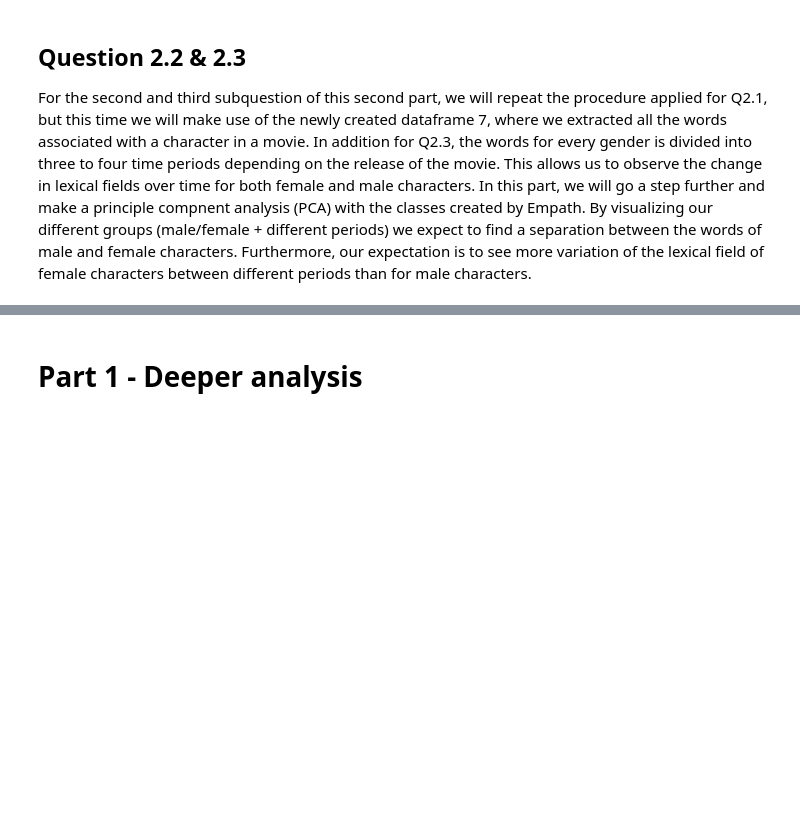
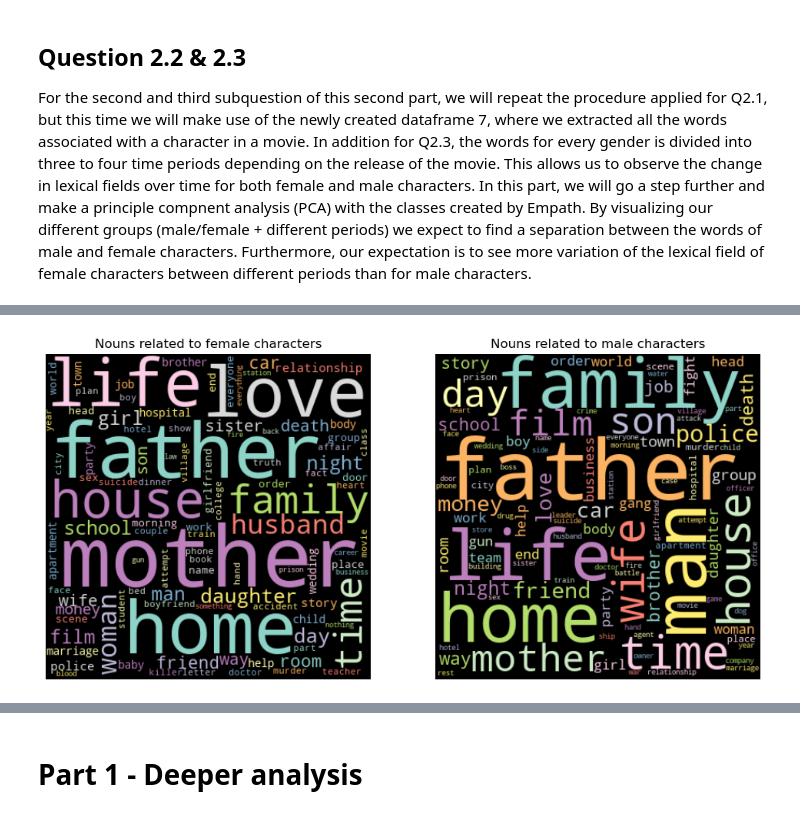
Before and after one commit to epfl-ada/ada-2022-project-silvermafia2022, a Jupyter notebook: project_movies.ipynb, the cells around one changed output, grey strips where cells are left out. Saved outputs shown, nothing was run; the diff lists cells and outputs as text; code cells hidden in the pictures; blank space fills up the shorter version.

```diff
--- a/project_movies.ipynb
+++ b/project_movies.ipynb
@@ -1318,0 +1456,15 @@ This task is not yet done. But initial tests showed its feasibility.
+# %%
+wordcloud_NN_F = WordCloud(collocations=False, background_color='black', colormap='Set3',
+                          max_words=100, height=400).generate(NN_F_all_str)
+wordcloud_NN_M = WordCloud(collocations=False, background_color='black', colormap='Set3',
+                          max_words=100, height=400).generate(NN_M_all_str)
+
+fig, (ax1, ax2) = plt.subplots(1, 2,figsize= (12,6))
+ax1.imshow(wordcloud_NN_F, interpolation="bilinear")
+ax1.set_title('Nouns related to female characters')
+ax1.axis("off")
+ax2.imshow(wordcloud_NN_M, interpolation="bilinear")
+ax2.set_title('Nouns related to male characters');
+ax2.axis("off");
+# %% [output]
+[figure, added]
```
Also changed, not shown: parts of 23 cells of this notebook.
